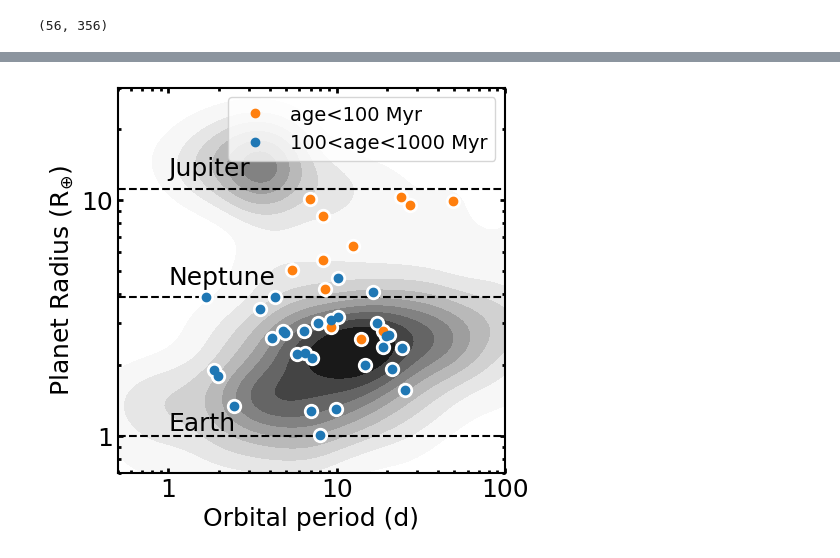
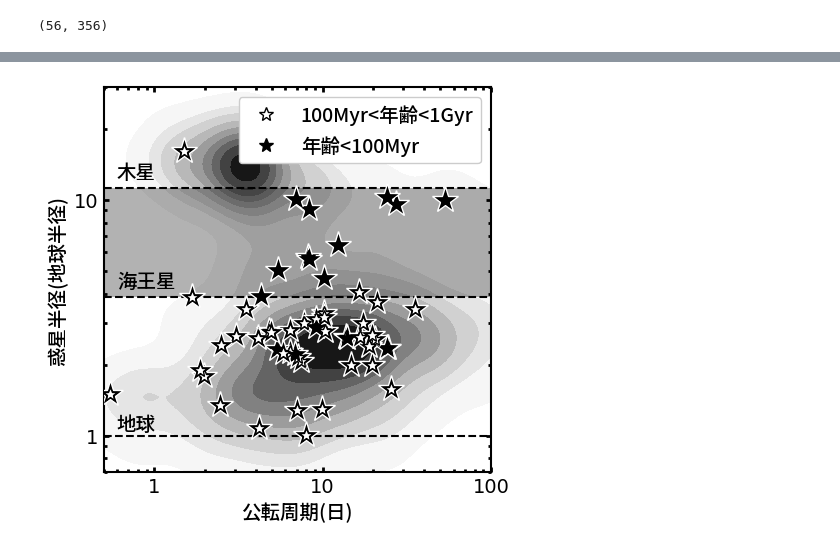
Before and after one commit to jpdeleon/wakai, a Jupyter notebook: notebooks/fig_context.ipynb, the cells around one changed output, grey strips where cells are left out. Saved outputs shown, nothing was run; the diff lists cells and outputs as text; code cells hidden in the pictures.

```diff
--- a/notebooks/fig_context.ipynb
+++ b/notebooks/fig_context.ipynb
@@ -224,7 +236,12 @@ import matplotlib.pyplot as pl
 import matplotlib.ticker as mticker
 from matplotlib.ticker import FormatStrFormatter
 from collections import OrderedDict
-pl.rcParams['font.size'] = 18
+from matplotlib.patches import Rectangle
+import matplotlib.font_manager as fm
+pl.rcParams['font.size'] = 14
+
+font_path = '/usr/share/fonts/Noto_Sans_JP/static/NotoSansJP-Medium.ttf'  # Replace with the actual path to the font file
+font_prop = fm.FontProperties(fname=font_path)
 
 x = 'pl_orbper'
 y = 'pl_rade'
@@ -242,63 +259,90 @@ _ = sb.kdeplot(data=df,
                x=x,
                y=y,
                cmap='gray_r',
-               #n_levels=8,
+               # n_levels=8,
                log_scale=True,
                fill=True,
                ax=ax,
                zorder=-1
               )
 ###planets
-periods = planets['Planet period'].str.split('±|\+|-', expand=True)[0].astype(float)
-radii = planets['Planet radius'].str.split('±|\+|-', expand=True)[0].astype(float)
-names = planets.Host.tolist()
+#periods = planets['Planet period'].str.split(r'±|\+|-', expand=True)[0].astype(float)
+periods = planets_nexsci['pl_orbper']
+#radii = planets['Planet radius'].str.split(r'±|\+|-', expand=True)[0].astype(float)
+radii = planets_nexsci['pl_rade']
+#names = planets.Host.str.lower().replace(' ', '').tolist()
+names = planets_nexsci['hostname']
 
 for xx,yy,n in zip(periods, radii, names):
-    d = hosts[hosts.Host==n].squeeze()
+    idx = hostnames==n
+    d = hosts[idx].squeeze()
     if len(d)>0:
         age = float(d.Age.split('-')[1])
         if age<100:
-            color = 'C1'
-            lbl = 'age<0.1 Gyr'
+            # print(n,xx,yy)
+            color = 'k'
+            # lbl = '年齢<1億歳'
+            lbl = '年齢<100Myr'
         else:
-            color = 'C0'
-            lbl = '0.1<age<1 Gyr'
-        ax.plot(xx, yy, 'o', label=lbl, c=color, zorder=11)
+            # print(n, xx, yy)
+            color = 'w'
+            # lbl = '1億歳<年齢<10億歳'
+            lbl = '100Myr<年齢<1Gyr'
+        ax.plot(xx, yy, '*', label=lbl, c=color, mec='k', ms=10, zorder=11)
     #     #white outline
-        ax.plot(xx, yy, 'o', c='w', label='_nolegend_', ms=10, zorder=10)
+        ax.plot(xx, yy, '*', label='_nolegend_', c='k', mec='w', ms=20, zorder=10)
+    # else:
+    #     print(xx,yy,n)
 
 ###axes
 ax.set_xlim(*porb_lims)
 ax.set_ylim(*rp_lims)
-ax.set_ylabel('Planet Radius ('+r'R$_{\oplus}$)')
-ax.set_xlabel('Orbital period (d)')
+ax.set_ylabel('惑星半径(地球半径)', fontproperties=font_prop)
+ax.set_xlabel('公転周期(日)', fontproperties=font_prop)
 ax.tick_params(direction='in', which='both', width=2, bottom=True, top=True, left=True, right=True)
 lw=1.5
 ax.spines['left'].set_linewidth(lw)
 ax.spines['right'].set_linewidth(lw)
 ax.spines['top'].set_linewidth(lw)
 ax.spines['bottom'].set_linewidth(lw)
 ax.xaxis.set_major_formatter(mticker.ScalarFormatter())
 ax.yaxis.set_major_formatter(mticker.ScalarFormatter())
 
+# Neptune desert
+# xs = np.linspace(0.5, 14, 100)
+# ax.plot(xs, upper_boundary(xs),'k--',lw=2,zorder=1,alpha=0.5)
+# ax.plot(xs, lower_boundary(xs),'k--',lw=2,zorder=1,alpha=0.5)
+
 ### labels
-dx = 1
+dx = 0.6
 alpha = 1
 Rearth = 1
-ax.axhline(Rearth, 0, 1, c='k', ls='--', alpha=alpha, zorder=0)
-ax.text(dx, Rearth+0.05, 'Earth', alpha=alpha)
+ax.axhline(Rearth, 0, 1, c='k', ls='--', alpha=alpha, zorder=9)
+ax.text(dx, Rearth+0.05, '地球', alpha=alpha, fontproperties=font_prop)
 Rnep = 3.88
-ax.axhline(Rnep, 0, 1, c='k', ls='--', alpha=alpha, zorder=0)
-ax.text(dx, Rnep+0.5, 'Neptune', alpha=alpha)
+ax.axhline(Rnep, 0, 1, c='k', ls='--', alpha=alpha, zorder=9)
+ax.text(dx, Rnep+0.4, '海王星', alpha=alpha, fontproperties=font_prop)
 Rjup = 11.2
-ax.axhline(Rjup, 0, 1, c='k', ls='--', alpha=alpha, zorder=0)
-ax.text(dx, Rjup+1.5, 'Jupiter', alpha=alpha)
+ax.axhline(Rjup, 0, 1, c='k', ls='--', alpha=alpha, zorder=9)
+ax.text(dx, Rjup+1.1, '木星', alpha=alpha, fontproperties=font_prop)
 ### legend
 handles, labels = pl.gca().get_legend_handles_labels()
 by_label = OrderedDict(zip(labels, handles))
-pl.legend(by_label.values(), by_label.keys(), fontsize=14)
-
+pl.legend(by_label.values(),
+          list(by_label.keys()),
+          fontsize=10,
+          framealpha=1,
+          # bbox_to_anchor=(1.0, 1.0),
+          prop=font_prop
+         )
+# highlight
+# rec = Rectangle(xy=(1e-2, 1e-3), width=1e-1, height=1e-2, color='k', fc='none', hatch="X")
+# ax.add_patch(rec)
+# ax.fill_between(x=porb_lims,y1=Rnep,y2=Rjup, alpha=0.5,
+#                 facecolor="none", hatch="X", edgecolor="y", linewidth=0.0)
+ax.fill_between(x=porb_lims,y1=Rnep,y2=Rjup, alpha=0.3, zorder=1,
+                facecolor="k", edgecolor="w", linewidth=0.0)
 ax.xaxis.set_major_formatter(FormatStrFormatter('%.0f'))
 ax.yaxis.set_major_formatter(FormatStrFormatter('%.0f'))
 # %% [output]
-[figure, old version]
+[figure, new version]
```
Also changed, not shown: parts of 16 cells of this notebook, 18 other files.
